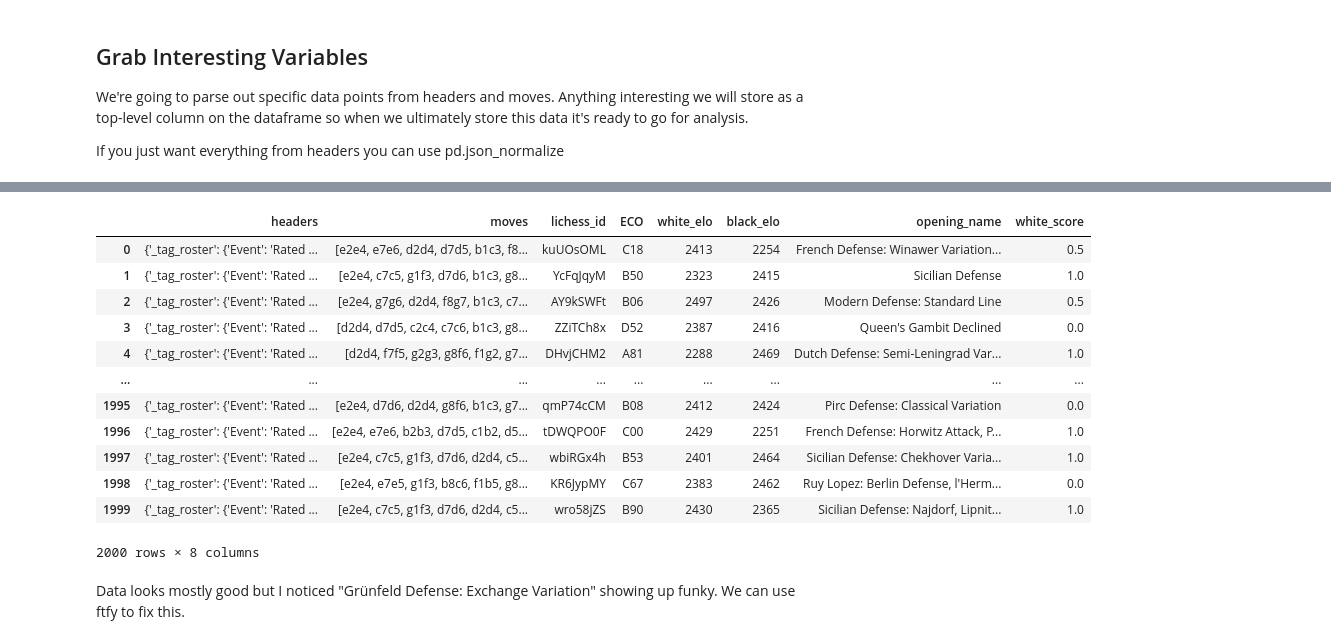
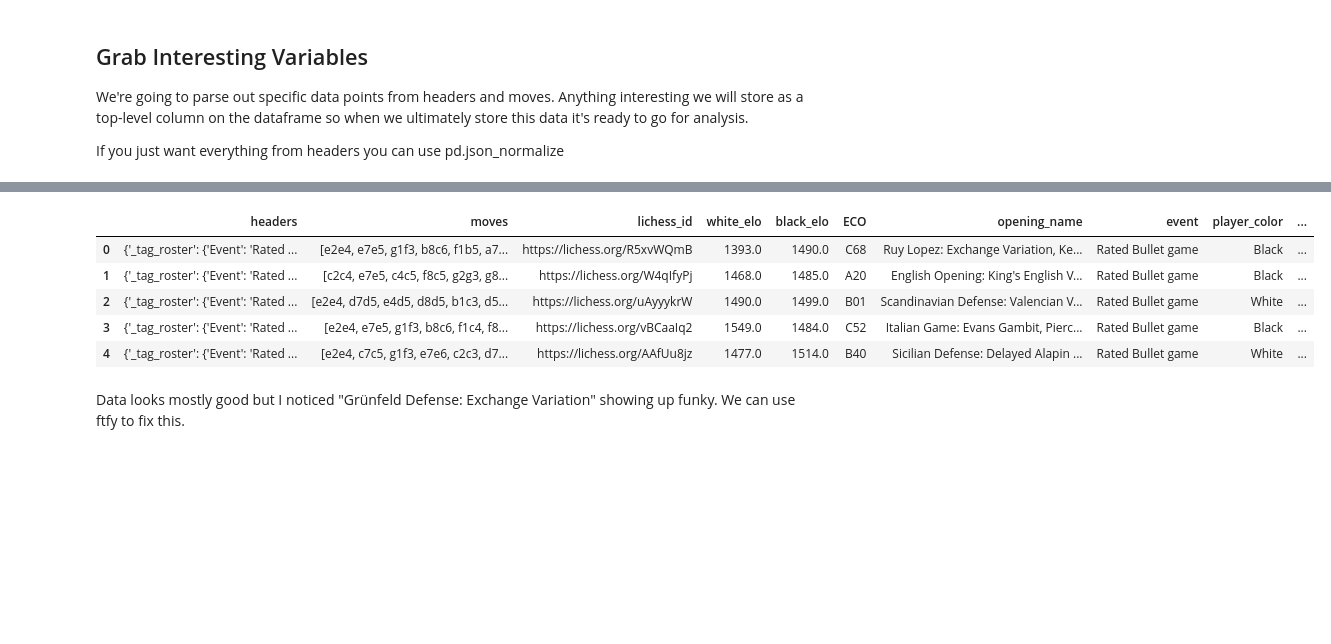
Before and after one commit to aobermuhlner/BigData_Chess_Project, a Jupyter notebook: notebooks/processing.ipynb, the cells around one changed output, grey strips where cells are left out. Cells and saved outputs as stored; diff of their text form; code cells hidden in the pictures; blank space fills up the shorter version.

```diff
--- a/notebooks/processing.ipynb
+++ b/notebooks/processing.ipynb
@@ -55,7 +52,7 @@ As mentioned in the intro we want to run through these games to add extra analyt
 - openings used
 - win rates by Elo rating and openings
 # %%
-games=pd.read_csv("../../testData/loaded_games.csv")
+games=pd.read_csv(f"../../testData/{file_name}.csv")
 games
 # %% [output]
 |  | headers | moves |
@@ -82,3 +79,29 @@ games['headers']=games['headers'].apply(lambda x: eval(x))#to dict
 We're going to parse out specific data points from headers and moves. Anything interesting we will store as a top-level column on the dataframe so when we ultimately store this data it's ready to go for analysis.
 
 If you just want everything from headers you can use pd.json_normalize
+# %%
+def safe_convert_to_int(value):
+    try:
+        return int(value)
+    except ValueError:
+        return None  # or you can use np.nan or a placeholder like -1
+# %%
+# Assuming player_name contains the name of the player you're interested in
+player_name = 'Apendra'
+
+def find_player_color(header):
+    if header.get("_tag_roster", {}).get("White", "") == player_name:
+        return 'White'
+    elif header.get("_tag_roster", {}).get("Black", "") == player_name:
+        return 'Black'
+    return 'Unknown'  # In case the player is not found in either
+
+def player_score(header, player_color):
+    result = header.get('_tag_roster', {}).get('Result', '')
+    if result == "1/2-1/2":
+        return 0.5  # Draw
+    elif result == "1-0" and player_color == 'White':
+        return 1.0  # White win
+    elif result == "0-1" and player_color == 'Black':
+        return 1.0  # Black win
+    return 0.0  # Loss or unknown result
@@ -85,26 +129,23 @@ If you just want everything from headers you can use pd.json_normalize
 # %%
-games['lichess_id'] = games['headers'].apply(lambda x: x.get("_others", {}).get("LichessURL", "").split("/")[-1])
+games['lichess_id'] = games['headers'].apply(lambda x: x.get("_tag_roster", {}).get("Site", ""))
+
+games['white_elo'] = games['headers'].apply(lambda x: safe_convert_to_int(x.get("_others", {}).get("WhiteElo", "").split("-")[0]))
+games['black_elo'] = games['headers'].apply(lambda x: safe_convert_to_int(x.get("_others", {}).get("BlackElo", "").split("-")[0]))
 games['ECO'] = games['headers'].apply(lambda x: x.get("_others", {}).get("ECO"))
-games['white_elo'] = games['headers'].apply(lambda x: x.get("_others", {}).get("WhiteElo", "").split("-")[0]).astype(int)
-games['black_elo'] = games['headers'].apply(lambda x: x.get("_others", {}).get("BlackElo", "").split("-")[0]).astype(int)
 games['opening_name'] = games['headers'].apply(lambda x: x.get("_others", {}).get("Opening", ""))
+games['event'] = games['headers'].apply(lambda x: x.get("_tag_roster", {}).get("Event", ""))
 
-games['white_score'] = games['headers'].apply(lambda x: x.get("_tag_roster", {}).get("Result", "").split("-")[0].replace("1/2", ".5")).astype(float)
-games
+games['player_color'] = games['headers'].apply(find_player_color)
+games['score'] = games.apply(lambda x: player_score(x['headers'], x['player_color']), axis=1)
+
+games.head()
 # %% [output]
-|  | headers | moves | lichess_id | ECO | white_elo | black_elo | opening_name | white_score |
-| 0 | {'_tag_roster': {'Event': 'Rated ... | [e2e4, e7e6, d2d4, d7d5, b1c3, f8... | kuUOsOML | C18 | 2413 | 2254 | French Defense: Winawer Variation... | 0.5 |
-| 1 | {'_tag_roster': {'Event': 'Rated ... | [e2e4, c7c5, g1f3, d7d6, b1c3, g8... | YcFqJqyM | B50 | 2323 | 2415 | Sicilian Defense | 1.0 |
-| 2 | {'_tag_roster': {'Event': 'Rated ... | [e2e4, g7g6, d2d4, f8g7, b1c3, c7... | AY9kSWFt | B06 | 2497 | 2426 | Modern Defense: Standard Line | 0.5 |
-| 3 | {'_tag_roster': {'Event': 'Rated ... | [d2d4, d7d5, c2c4, c7c6, b1c3, g8... | ZZiTCh8x | D52 | 2387 | 2416 | Queen's Gambit Declined | 0.0 |
-| 4 | {'_tag_roster': {'Event': 'Rated ... | [d2d4, f7f5, g2g3, g8f6, f1g2, g7... | DHvjCHM2 | A81 | 2288 | 2469 | Dutch Defense: Semi-Leningrad Var... | 1.0 |
-| ... | ... | ... | ... | ... | ... | ... | ... | ... |
-| 1995 | {'_tag_roster': {'Event': 'Rated ... | [e2e4, d7d6, d2d4, g8f6, b1c3, g7... | qmP74cCM | B08 | 2412 | 2424 | Pirc Defense: Classical Variation | 0.0 |
-| 1996 | {'_tag_roster': {'Event': 'Rated ... | [e2e4, e7e6, b2b3, d7d5, c1b2, d5... | tDWQPO0F | C00 | 2429 | 2251 | French Defense: Horwitz Attack, P... | 1.0 |
-| 1997 | {'_tag_roster': {'Event': 'Rated ... | [e2e4, c7c5, g1f3, d7d6, d2d4, c5... | wbiRGx4h | B53 | 2401 | 2464 | Sicilian Defense: Chekhover Varia... | 1.0 |
-| 1998 | {'_tag_roster': {'Event': 'Rated ... | [e2e4, e7e5, g1f3, b8c6, f1b5, g8... | KR6JypMY | C67 | 2383 | 2462 | Ruy Lopez: Berlin Defense, l'Herm... | 0.0 |
-| 1999 | {'_tag_roster': {'Event': 'Rated ... | [e2e4, c7c5, g1f3, d7d6, d2d4, c5... | wro58jZS | B90 | 2430 | 2365 | Sicilian Defense: Najdorf, Lipnit... | 1.0 |
+|  | headers | moves | lichess_id | white_elo | black_elo | ECO | opening_name | event | player_color | ... |
+| 0 | {'_tag_roster': {'Event': 'Rated ... | [e2e4, e7e5, g1f3, b8c6, f1b5, a7... | https://lichess.org/R5xvWQmB | 1393.0 | 1490.0 | C68 | Ruy Lopez: Exchange Variation, Ke... | Rated Bullet game | Black | ... |
+| 1 | {'_tag_roster': {'Event': 'Rated ... | [c2c4, e7e5, c4c5, f8c5, g2g3, g8... | https://lichess.org/W4qIfyPj | 1468.0 | 1485.0 | A20 | English Opening: King's English V... | Rated Bullet game | Black | ... |
+| 2 | {'_tag_roster': {'Event': 'Rated ... | [e2e4, d7d5, e4d5, d8d5, b1c3, d5... | https://lichess.org/uAyyykrW | 1490.0 | 1499.0 | B01 | Scandinavian Defense: Valencian V... | Rated Bullet game | White | ... |
+| 3 | {'_tag_roster': {'Event': 'Rated ... | [e2e4, e7e5, g1f3, b8c6, f1c4, f8... | https://lichess.org/vBCaaIq2 | 1549.0 | 1484.0 | C52 | Italian Game: Evans Gambit, Pierc... | Rated Bullet game | Black | ... |
+| 4 | {'_tag_roster': {'Event': 'Rated ... | [e2e4, c7c5, g1f3, e7e6, c2c3, d7... | https://lichess.org/AAfUu8jz | 1477.0 | 1514.0 | B40 | Sicilian Defense: Delayed Alapin ... | Rated Bullet game | White | ... |
-2000 rows × 8 columns
 # %% [markdown]
 Data looks mostly good but I noticed "Grünfeld Defense: Exchange Variation" showing up funky. We can use ftfy to fix this.
 # %%
```
Also changed, not shown: parts of 13 cells of this notebook, 2 other files.
